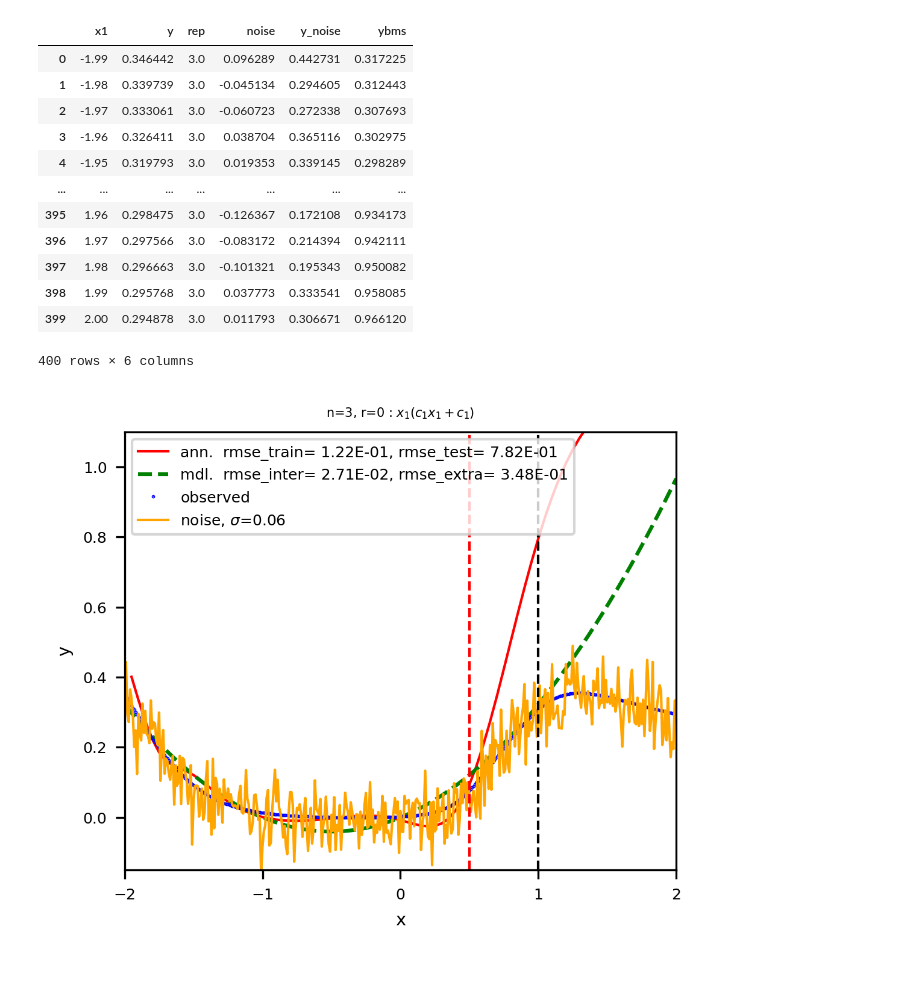
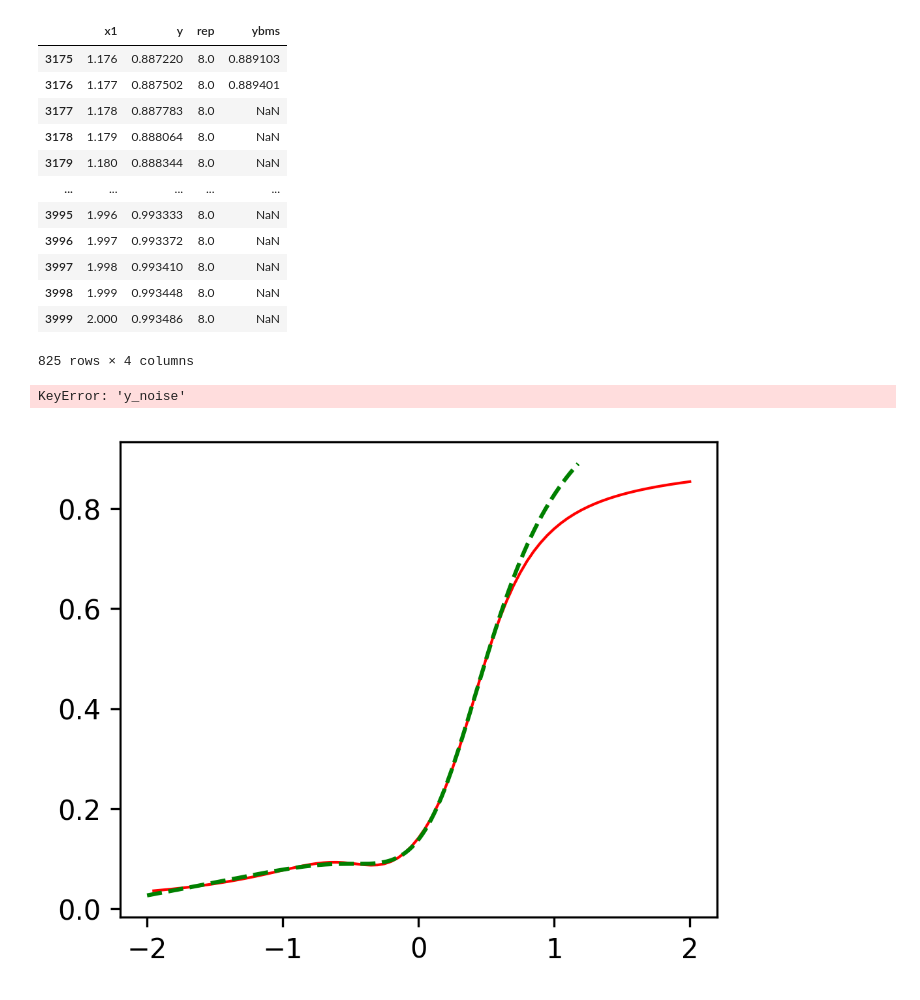
Before and after one commit to SergioCoboLopez/ANN_BMS, a Jupyter notebook: bin/BMS_mdl_ann_one_instance.ipynb, the cells around one changed output. Cells and saved outputs as stored; diff of their text form; code cells hidden in the pictures.

```diff
--- a/bin/BMS_mdl_ann_one_instance.ipynb
+++ b/bin/BMS_mdl_ann_one_instance.ipynb
@@ -17,9 +17,9 @@ from sklearn.metrics import mean_squared_error
 from sklearn.metrics import root_mean_squared_error
 # %%
 #Read NN and BMS data
-n=3;runid=0;function='tanh' #tanh, leaky_ReLU
-realization=0
-sigma=0.06
+n=8;runid=1;function='tanh' #tanh, leaky_ReLU
+realization=1
+sigma=0.0
 NPAR=10 #10, 20
 steps=50000
 
@@ -182,8 +190,8 @@ plt.show()
 #Interpolation/extrapolation
 # %%
 #Read high resolution data
-resolution=0.01
-filename_high_res='../data/NN_' + str(function) + '_sigma_' + str(sigma) + '_r_0_res_' + str(resolution) + '_data.csv'
+resolution=0.001
+filename_high_res='../data/generative_data/NN_function_' + str(function) +  '_NREP_10' + '_res_' + str(resolution) + '_data.csv'
 dhr=pd.read_csv(filename_high_res,index_col=0)
 
 dhr=dhr[dhr['rep']==n]
@@ -191,10 +199,12 @@ dnhr=dhr[(dhr['x1']>=-2.0) & (dhr['x1']<=2.0)]
 dnhr=dnhr.reset_index(drop=True)
 
 x = dnhr[[c for c in VARS]].copy()
-y = dnhr.noise
+y = dnhr.y
+
+display(dnhr)
 
 interpol_size=dnhr.index[ (dnhr['x1']<=1.00) & (dnhr['x1']>0.99)][0]
 
-display(train_border_new)
-display(dnhr)
+print(interpol_size)
+#display(train_border_new)
 # %% [output]
@@ -216,15 +226,15 @@ display(dnhr)
 #BMS predictions
 dinterpol=deepcopy(dnhr)
 dinterpol['ybms']=t.predict(x)
-display(dinterpol)
+display(dinterpol.loc[interpol_size+185:])
 
 
 rmse_nn_train=root_mean_squared_error(dplot.loc[:train_size-1]['ymodel'],dplot.loc[:train_size -1]['y'])
 rmse_nn_test=root_mean_squared_error(dplot.loc[train_size-1:]['ymodel'],dplot.loc[train_size -1:]['y'])
 
-rmse_mdl=root_mean_squared_error(dinterpol.ybms,dinterpol.y)
+#rmse_mdl=root_mean_squared_error(dinterpol.ybms,dinterpol.y)
 rmse_mdl_inter=root_mean_squared_error(dinterpol.loc[:interpol_size-1]['ybms'],dinterpol.loc[:interpol_size-1]['y'])
-rmse_mdl_extra =root_mean_squared_error(dinterpol.loc[interpol_size-1:]['ybms'],dinterpol.loc[interpol_size-1:]['y'])
+#rmse_mdl_extra =root_mean_squared_error(dinterpol.loc[interpol_size-1:]['ybms'],dinterpol.loc[interpol_size-1:]['y'])
 
 #Define figure size in cm
 cm = 1/2.54 #convert inch to cm
@@ -236,47 +246,50 @@ Extensions=['.png', '.pdf']
 size_axis=7;size_ticks=6;size_title=5
 line_w=1;marker_s=3 #width and marker size
 
 
 fig=figure(figsize=(width,height), dpi=300)
 
 plt.plot(dn['x1'], dn['ymodel'],linewidth=line_w, color='red', label='ann.  rmse_train= %.2E, rmse_test= %.2E' % ( rmse_nn_train, rmse_nn_test))
-plt.plot(dinterpol.x1, dinterpol.ybms, color='green', linestyle='--', label='mdl.  rmse_inter= %.2E, rmse_extra= %.2E' % ( rmse_mdl_inter, rmse_mdl_extra))
-plt.plot(dinterpol['x1'], dinterpol['y'],'.', markersize=0.75, color='blue',label='observed')
+#plt.plot(dinterpol.x1, dinterpol.ybms, color='green', linestyle='--', label='mdl.  rmse_inter= %.2E, rmse_extra= %.2E' % ( rmse_mdl_inter, rmse_mdl_extra))
+
+plt.plot(dinterpol.x1, dinterpol.ybms, color='green', linestyle='--', label='mdl.  rmse_inter= %.2E, rmse_extra= ' % ( rmse_mdl_inter))
+#plt.plot(dinterpol['x1'], dinterpol['y'],'.', markersize=0.75, color='blue',label='observed')
 plt.plot(dinterpol['x1'], dinterpol['y_noise'],linewidth=line_w, markersize=2, color='orange',label='noise, ' + r'$\sigma$=' + str(sigma))
 
 
 plt.axvline(x=validation_border,linestyle='--',linewidth=line_w, color='r')
 plt.axvline(x=train_border,linestyle='--',linewidth=line_w, color='k')
 
 #plt.title('$%s$' % t.latex(),fontsize=size_title)
 plt.title('n=%d, r=%d : $%s$' % (n, realization, t.latex()),fontsize=size_title)
 plt.xlabel('x',fontsize=size_axis);plt.ylabel('y',fontsize=size_axis)
 plt.xticks(fontsize=size_ticks);plt.yticks(fontsize=size_ticks)
 plt.legend(loc='best', fontsize=size_ticks)
 
 #plt.xlim(-4.5,4.5);plt.ylim(-1.1,1.5)
 plt.xlim(-2,2);plt.ylim(-0.15,1.1)
 
 Name_figure='Interpolation_' + function + '_n_' + str(n) + '_sigma_' + str(sigma) + '_r_'  + str(realization) + '_par_' + str(NPAR)
 
 
 for ext in Extensions:
         plt.savefig('../results/' + Name_figure +ext,dpi=300)
 
 plt.show()
 # %% [output]
-|  | x1 | y | rep | noise | y_noise | ybms |
-| 0 | -1.99 | 0.346442 | 3.0 | 0.096289 | 0.442731 | 0.317225 |
-| 1 | -1.98 | 0.339739 | 3.0 | -0.045134 | 0.294605 | 0.312443 |
-| 2 | -1.97 | 0.333061 | 3.0 | -0.060723 | 0.272338 | 0.307693 |
-| 3 | -1.96 | 0.326411 | 3.0 | 0.038704 | 0.365116 | 0.302975 |
-| 4 | -1.95 | 0.319793 | 3.0 | 0.019353 | 0.339145 | 0.298289 |
-| ... | ... | ... | ... | ... | ... | ... |
-| 395 | 1.96 | 0.298475 | 3.0 | -0.126367 | 0.172108 | 0.934173 |
-| 396 | 1.97 | 0.297566 | 3.0 | -0.083172 | 0.214394 | 0.942111 |
-| 397 | 1.98 | 0.296663 | 3.0 | -0.101321 | 0.195343 | 0.950082 |
-| 398 | 1.99 | 0.295768 | 3.0 | 0.037773 | 0.333541 | 0.958085 |
-| 399 | 2.00 | 0.294878 | 3.0 | 0.011793 | 0.306671 | 0.966120 |
+|  | x1 | y | rep | ybms |
+| 3175 | 1.176 | 0.887220 | 8.0 | 0.889103 |
+| 3176 | 1.177 | 0.887502 | 8.0 | 0.889401 |
+| 3177 | 1.178 | 0.887783 | 8.0 | NaN |
+| 3178 | 1.179 | 0.888064 | 8.0 | NaN |
+| 3179 | 1.180 | 0.888344 | 8.0 | NaN |
+| ... | ... | ... | ... | ... |
+| 3995 | 1.996 | 0.993333 | 8.0 | NaN |
+| 3996 | 1.997 | 0.993372 | 8.0 | NaN |
+| 3997 | 1.998 | 0.993410 | 8.0 | NaN |
+| 3998 | 1.999 | 0.993448 | 8.0 | NaN |
+| 3999 | 2.000 | 0.993486 | 8.0 | NaN |
-400 rows × 6 columns
+825 rows × 4 columns
+KeyError: 'y_noise'
-[figure, old version]
+[figure, new version]
 # %%
```
Also changed, not shown: parts of 5 cells of this notebook, 44 other files.
